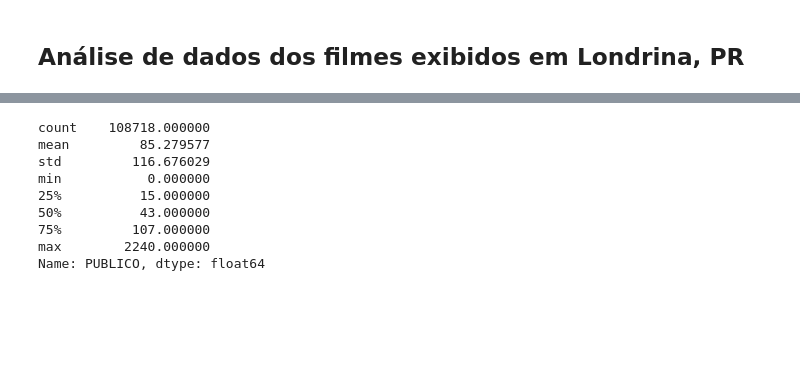
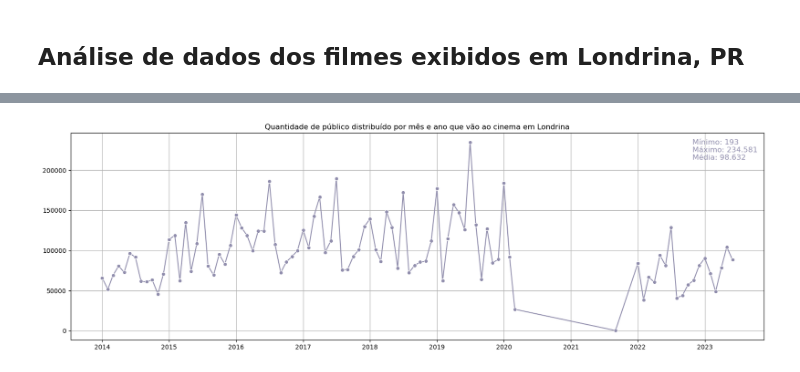
Before and after one commit to bentofh/ancine, a Jupyter notebook: 2_analise_ancine_londrina.ipynb, the cells around one changed output, grey strips where cells are left out. Drawn from its saved outputs; the diff is of its cells as text; code cells hidden in the pictures; blank space fills up the shorter version.

```diff
--- a/2_analise_ancine_londrina.ipynb
+++ b/2_analise_ancine_londrina.ipynb
@@ -15,12 +20,44 @@ ancine_londrina.head(5)
-# %%
-ancine_londrina['PUBLICO'].describe()
-# %% [output]
-count    108718.000000
-mean         85.279577
-std         116.676029
-min           0.000000
-25%          15.000000
-50%          43.000000
-75%         107.000000
-max        2240.000000
-Name: PUBLICO, dtype: float64
+# %%
+# Configurando as cores personalizadas
+cores = {
+    'roxo'      : '#918EAD',
+    'verde'     : '#007573',
+    'azul'      : '#8CB9C5',
+    'navy'      : '#374375',
+    'laranja1'  : '#FDA074',
+    'laranja2'  : '#F36400',
+    'amarelo'   : '#F9C770',
+    'marrom'    : '#895159'
+}
+# %%
+# Agrupar por ano e mês e somar o público
+df_agrupado = df_londrina.groupby(df_londrina['DT_EXIBICAO'].dt.to_period("M"))['PUBLICO'].sum()
+df_agrupado = df_agrupado.reset_index()
+df_agrupado['DT_EXIBICAO'] = df_agrupado['DT_EXIBICAO'].dt.to_timestamp()
+
+# Encontrar os valores mínimo, máximo e média
+minimo = df_agrupado['PUBLICO'].min()
+maximo = df_agrupado['PUBLICO'].max()
+media = df_agrupado['PUBLICO'].mean()
+
+# Criar o gráfico
+plt.figure(figsize=(20, 6))
+sns.lineplot(data=df_agrupado, x='DT_EXIBICAO', y='PUBLICO', marker='o', color=cores['roxo'])
+
+# Configurações adicionais do gráfico
+plt.title('Quantidade de público distribuído por mês e ano que vão ao cinema em Londrina')
+plt.xlabel('')
+plt.ylabel('')
+plt.xticks(rotation=0)
+plt.grid(True)
+
+# Texto informativo fora do gráfico
+texto_informativo = f'Mínimo: {minimo:,}'.replace(',', '.') + '\n' + \
+                    f'Máximo: {maximo:,}'.replace(',', '.') + '\n' + \
+                    f'Média: {media:,.0f}'.replace(',', '.')
+plt.figtext(0.82, 0.78, texto_informativo, ha='left', fontsize=12, color=cores['roxo'])
+
+# Exibindo o gráfico
+plt.show()
+# %% [output]
+[figure, added]
```
Also changed, not shown: parts of 8 cells of this notebook, 16 other files.
